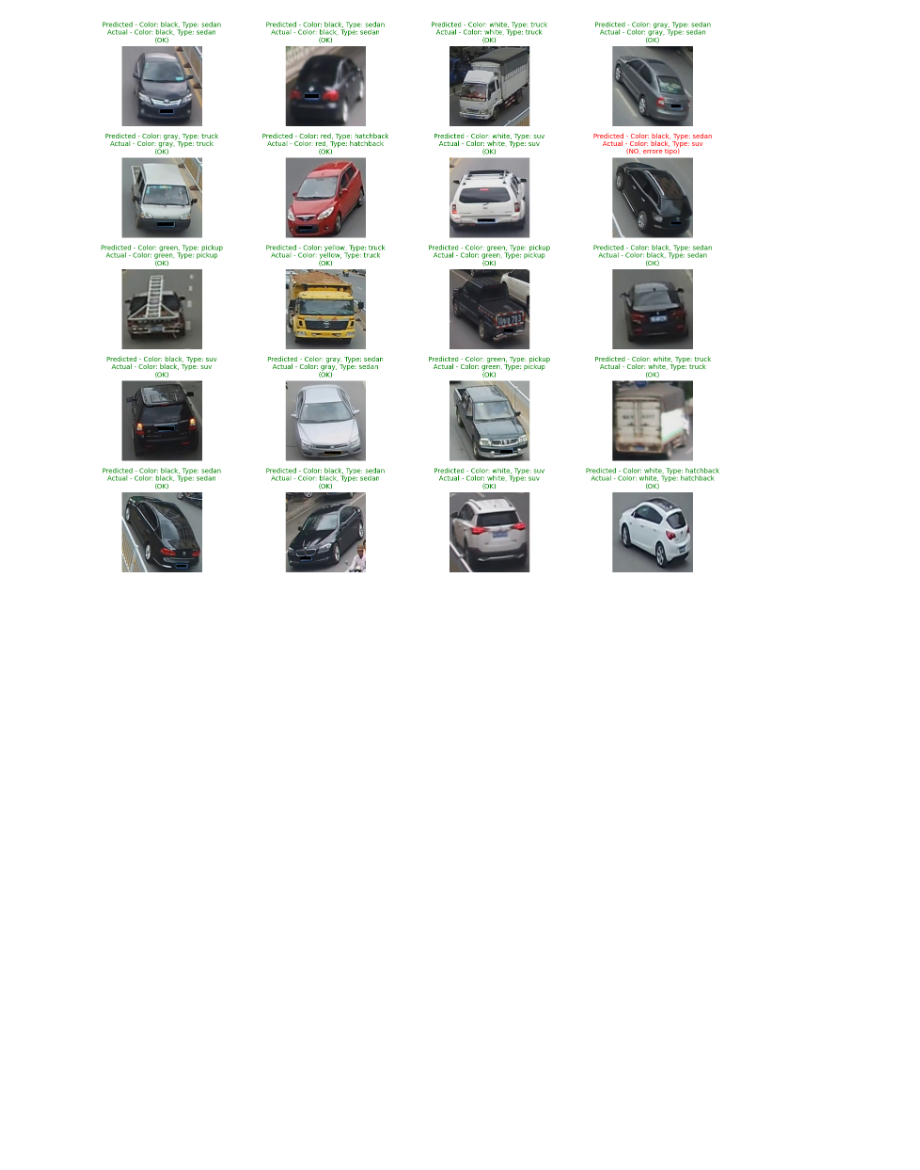
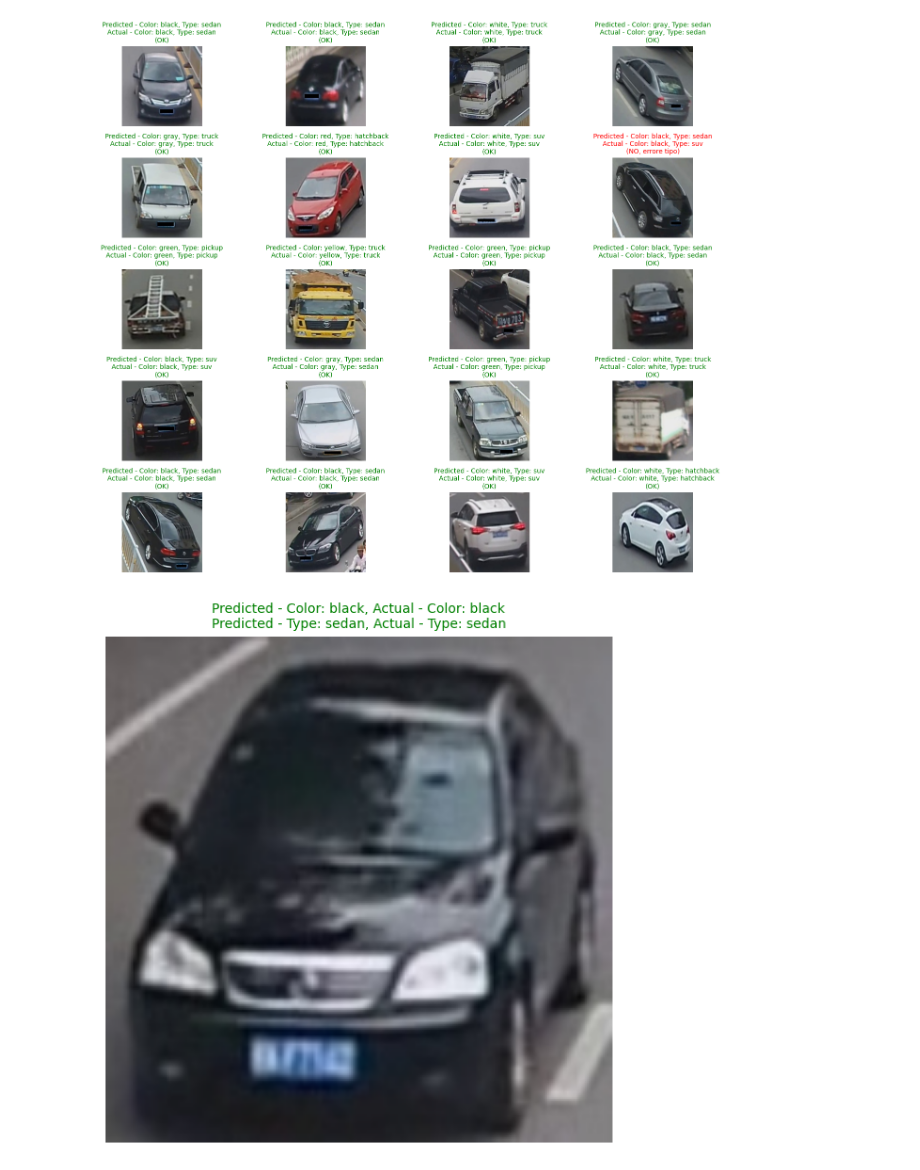
Before and after one commit to lele25811/Vehicle-ReId, a Jupyter notebook: Color_Type_VeRi_ReiD.ipynb, the cells around one changed output. Saved outputs shown, nothing was run; the diff lists cells and outputs as text; code cells hidden in the pictures; blank space fills up the shorter version.

```diff
--- a/Color_Type_VeRi_ReiD.ipynb
+++ b/Color_Type_VeRi_ReiD.ipynb
@@ -681,3 +681,75 @@ new_test_loader = DataLoader(test_dataset, batch_size=32, shuffle=True)
 test_model_on_random_images(model, new_test_loader)
 # %% [output]
 [figure]
+# %%
+import random
+import torch
+import matplotlib.pyplot as plt
+import torchvision.transforms as transforms
+from torch.utils.data import DataLoader
+
+def search_image_by_color_and_type(model, dataloader, device=device, color_input=None, type_input=None, num_images=1):
+    model.eval()  # Imposta il modello in modalità di valutazione
+    random.seed(42)  # Per riproducibilità
+    images_checked = 0
+    unnormalize = transforms.Compose([
+        transforms.Normalize(mean=[-0.485 / 0.229, -0.456 / 0.224, -0.406 / 0.225],
+                             std=[1 / 0.229, 1 / 0.224, 1 / 0.225])
+    ])  # Trasformazione per riportare l'immagine originale
+
+    plt.figure(figsize=(8, 6))  # Imposta dimensione della griglia per una sola immagine
+
+    with torch.no_grad():  # Disabilita il calcolo dei gradienti
+        for images, labels in dataloader:
+            # Sposta immagini e etichette su device
+            images = images.to(device)
+            color_labels = labels["color_id"].to(device)
+            type_labels = labels["type_id"].to(device)
+
+            # Predizione del modello
+            color_logits, type_logits = model(images)
+            _, predicted_color = color_logits.max(1)
+            _, predicted_type = type_logits.max(1)
+
+            # Itera sulle immagini di questo batch
+            for i in range(images.size(0)):
+                if (color_input is not None and predicted_color[i].item() == color_input) and \
+                   (type_input is not None and predicted_type[i].item() == type_input):
+                    # Se il colore e il tipo corrispondono, mostra questa immagine
+                    img = images[i].cpu()
+                    img = unnormalize(img)
+                    img = img.permute(1, 2, 0).clamp(0, 1).numpy()  # Cambia ordine dimensioni per plt.imshow
+
+                    # Determina se la predizione è corretta per il colore
+                    correct_color = predicted_color[i].item() == color_labels[i].item()
+                    correct_type = predicted_type[i].item() == type_labels[i].item()
+
+                    # Colore del titolo in base alla correttezza della predizione
+                    title_color = 'green' if correct_color and correct_type else 'red'
+                    title = (
+                        f"Predicted - Color: {color_mapping[predicted_color[i].item()]}, Actual - Color: {color_mapping[color_labels[i].item()]}\n"
+                        f"Predicted - Type: {type_mapping[predicted_type[i].item()]}, Actual - Type: {type_mapping[type_labels[i].item()]}")
+
+                    # Mostra l'immagine
+                    plt.imshow(img)
+                    plt.axis('off')
+                    plt.title(title, color=title_color, fontsize=10)
+
+                    images_checked += 1
+                    if images_checked >= num_images:
+                        # Mostra l'immagine trovata e termina
+                        plt.tight_layout()
+                        plt.show()
+                        return
+
+    # Se non trova immagini che corrispondono ai criteri
+    print(f"No images found with Color ID {color_input} and Type ID {type_input}.")
+
+# Color map: {1: 'yellow', 2: 'orange', 3: 'green', 4: 'gray', 5: 'red', 6: 'blue', 7: 'white', 8: 'golden', 9: 'brown', 10: 'black'}
+# Type map: {1: 'sedan', 2: 'suv', 3: 'van', 4: 'hatchback', 5: 'mpv', 6: 'pickup', 7: 'bus', 8: 'truck', 9: 'estate'}
+color_input = 10  # ID del colore che vuoi filtrare
+type_input = 1   # ID del tipo che vuoi filtrare
+new_test_loader = DataLoader(test_dataset, batch_size=32, shuffle=True)
+search_image_by_color_and_type(model, new_test_loader, color_input=color_input, type_input=type_input)
+# %% [output]
+[figure, added]
```
